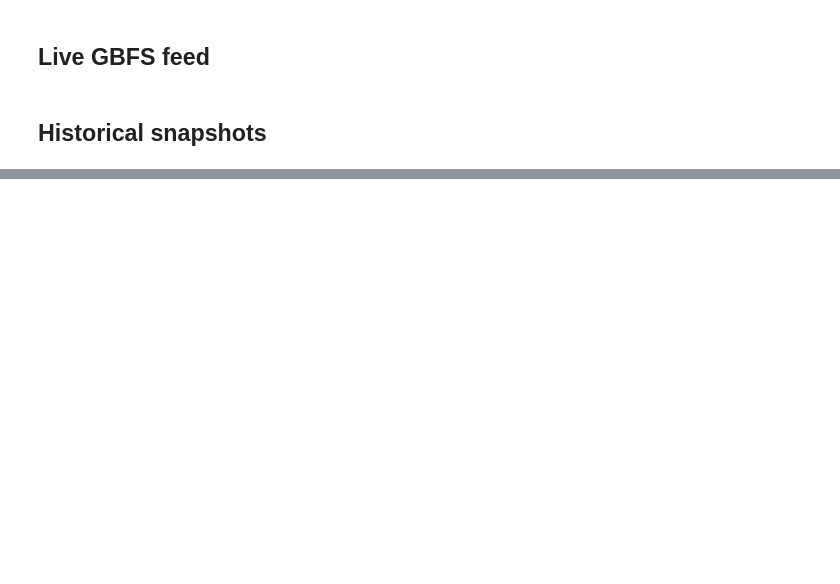
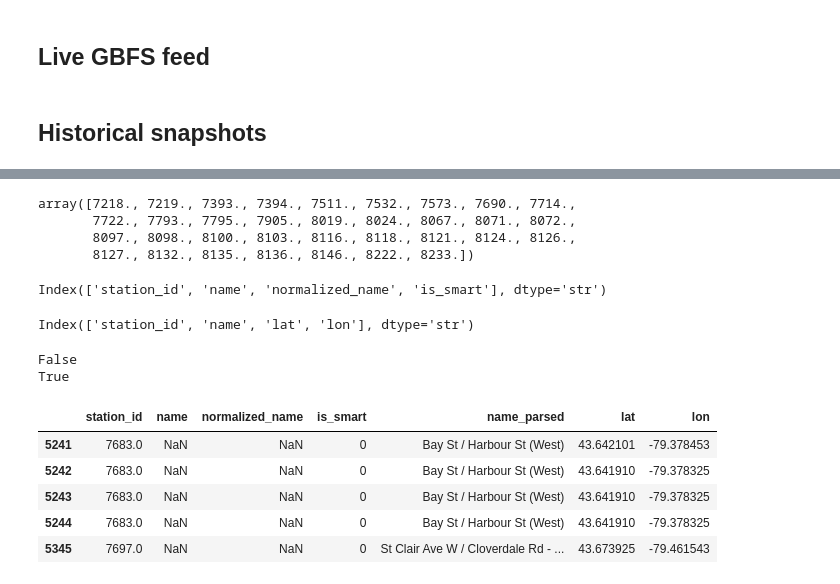
Before and after one commit to Neman-River/bikeshare_toronto, a Jupyter notebook: geodata.ipynb, the cells around one changed output, grey strips where cells are left out. Cells and saved outputs as stored; diff of their text form; code cells hidden in the pictures; blank space fills up the shorter version.

```diff
--- a/geodata.ipynb
+++ b/geodata.ipynb
@@ -225,2 +278,0 @@ raw_stations['is_really_smart'] = raw_stations.groupby(['station_id', 'normalize
-# %%
-raw_stations = raw_stations[['station_id', 'normalized_name', 'is_really_smart']].rename(columns={'is_really_smart': 'is_smart'})
@@ -227,2 +323,5 @@ raw_stations = raw_stations[['station_id', 'normalized_name', 'is_really_smart']
+# %%
+raw_stations['normalized_name'] = [normalize_street_types(name) for name in raw_stations.normalized_name]
+raw_stations['normalized_name'] = [normalize_directions(name) for name in raw_stations.normalized_name]
 # %%
 raw_stations = raw_stations.drop_duplicates()
@@ -359,0 +342,32 @@ def find_fuzzy_duplicate_pairs(names, cutoff=0.82):
+# %%
+from difflib import get_close_matches, SequenceMatcher
+
+def tokenize(s):
+    return re.findall(r"[A-Za-z0-9']+", s.lower())
+
+def is_safe_match(a, b):
+    set1, set2 = set(tokenize(a)), set(tokenize(b))
+    unmatched1, unmatched2 = list(set1 - set2), list(set2 - set1)
+    if not unmatched1 or not unmatched2:
+        return True
+    return all(
+        max((SequenceMatcher(None, w, w2).ratio() for w2 in unmatched2), default=0) >= 0.6
+        for w in unmatched1
+    )
+
+known_names = raw_stations.loc[raw_stations['station_id'].notna(), 'name'].dropna().unique().tolist()
+missing_mask = raw_stations['station_id'].isna()
+missing_names = raw_stations.loc[missing_mask, 'name'].unique()
+
+fuzzy_resolved = {}
+for name in missing_names:
+    candidates = get_close_matches(name, known_names, n=5, cutoff=0.82)
+    safe_candidates = [c for c in candidates if is_safe_match(name, c)]
+    matched_ids = raw_stations.loc[raw_stations['name'].isin(safe_candidates), 'station_id'].dropna().unique()
+    if len(matched_ids) == 1:
+        fuzzy_resolved[name] = matched_ids[0]
+
+raw_stations.loc[missing_mask, 'station_id'] = (
+    raw_stations.loc[missing_mask, 'name'].map(fuzzy_resolved)
+    .fillna(raw_stations.loc[missing_mask, 'station_id'])
+)
@@ -1251,0 +449,3 @@ trips with no neighbourhood 4590165 / 44599780
+# %%
+parsed_stations = pd.read_json('parsed_stations.json')
+parsed_stations.head()
@@ -1251,0 +459,24 @@ trips with no neighbourhood 4590165 / 44599780
+# %%
+(raw_stations
+    .merge(parsed_stations, how='outer', on='station_id', indicator=True)
+    .query('_merge=="left_only"')['station_id'].unique()
+    )
+# %% [output]
+array([7218., 7219., 7393., 7394., 7511., 7532., 7573., 7690., 7714.,
+       7722., 7793., 7795., 7905., 8019., 8024., 8067., 8071., 8072.,
+       8097., 8098., 8100., 8103., 8116., 8118., 8121., 8124., 8126.,
+       8127., 8132., 8135., 8136., 8146., 8222., 8233.])
+# %%
+raw_stations.columns
+# %% [output]
+Index(['station_id', 'name', 'normalized_name', 'is_smart'], dtype='str')
+# %%
+parsed_stations.columns
+# %% [output]
+Index(['station_id', 'name', 'lat', 'lon'], dtype='str')
+# %%
+print(raw_stations['station_id'].duplicated().any())
+print(parsed_stations['station_id'].duplicated().any())
+# %% [output]
+False
+True
@@ -1251,0 +485,12 @@ trips with no neighbourhood 4590165 / 44599780
+# %%
+(raw_stations
+    .merge(parsed_stations.rename(columns={'name': 'name_parsed'}), how='left')
+    .query('name.isna() & name_parsed.notna()')
+    )
+# %% [output]
+|  | station_id | name | normalized_name | is_smart | name_parsed | lat | lon |
+| 5241 | 7683.0 | NaN | NaN | 0 | Bay St / Harbour St (West) | 43.642101 | -79.378453 |
+| 5242 | 7683.0 | NaN | NaN | 0 | Bay St / Harbour St (West) | 43.641910 | -79.378325 |
+| 5243 | 7683.0 | NaN | NaN | 0 | Bay St / Harbour St (West) | 43.641910 | -79.378325 |
+| 5244 | 7683.0 | NaN | NaN | 0 | Bay St / Harbour St (West) | 43.641910 | -79.378325 |
+| 5345 | 7697.0 | NaN | NaN | 0 | St Clair Ave W / Cloverdale Rd - ... | 43.673925 | -79.461543 |
```
Also changed, not shown: parts of 196 cells of this notebook, 4 other files.
